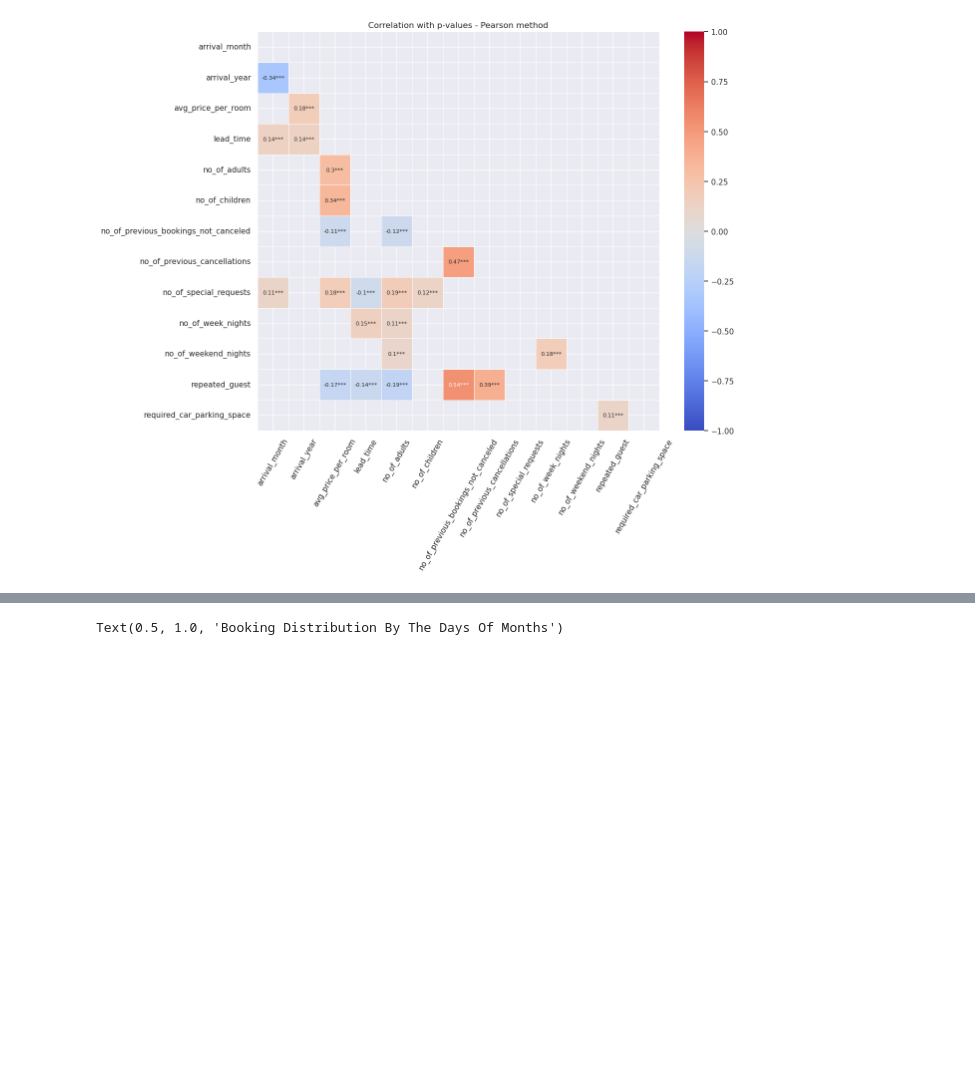
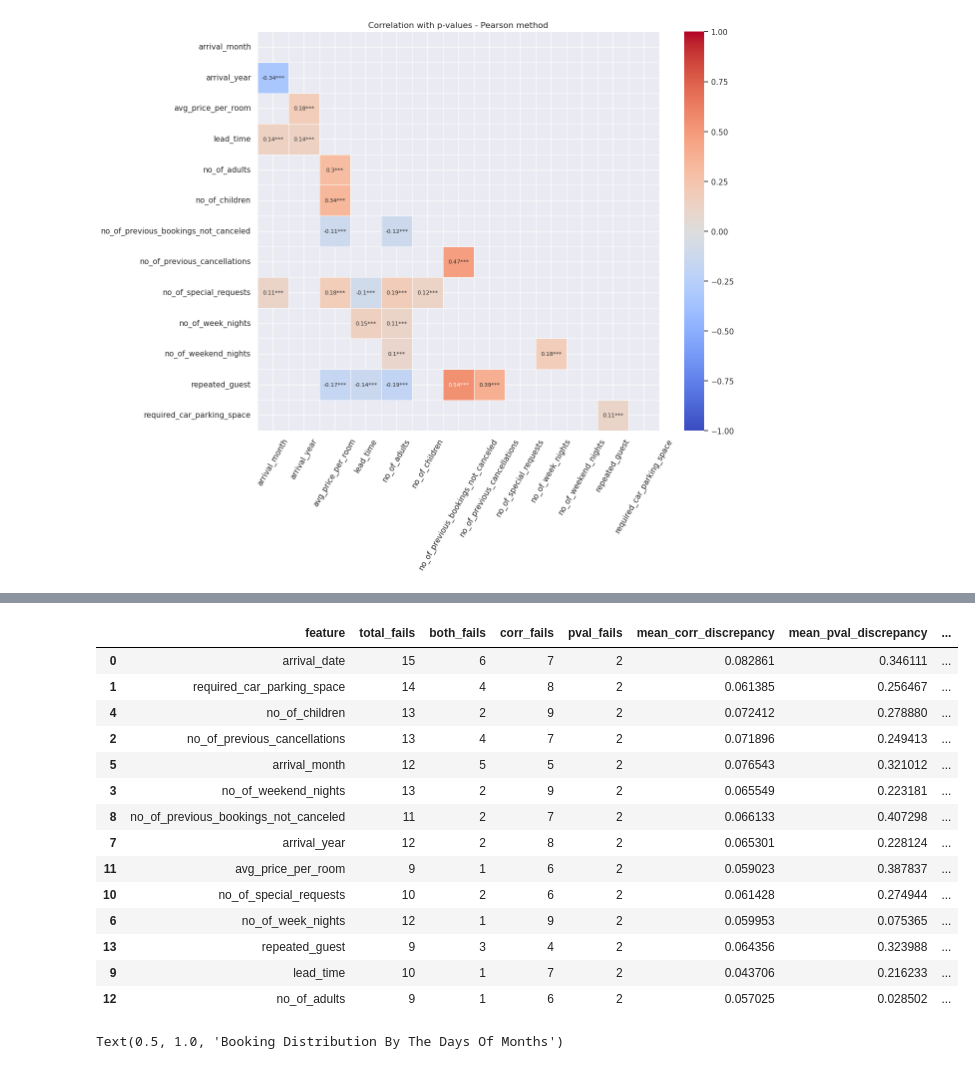
Before and after one commit to rolaseba/hotel-reservation-prediction, a Jupyter notebook: notebook.ipynb, the cells around one changed output, grey strips where cells are left out. Cells and saved outputs as stored; diff of their text form; code cells hidden in the pictures; blank space fills up the shorter version.

```diff
--- a/notebook.ipynb
+++ b/notebook.ipynb
@@ -673,7 +674,7 @@ NonCategoricalFeatureEngineering.plot_correlation_heatmap(corr_table, method='Pe
 # Filtered by correlation_limit=0.1, pvalue_limit=0.001
 
 corr_table = NonCategoricalFeatureEngineering.table_of_correlation_and_pvalues(df, method='pearson')
-corr_table_filtered = NonCategoricalFeatureEngineering.filter_corr_dataframe(corr_table,correlation_limit=0.1, pvalue_limit=0.001)
+corr_table_filtered, excluded_df = NonCategoricalFeatureEngineering.filter_corr_dataframe(corr_table,correlation_limit=0.1, pvalue_limit=0.001)
 NonCategoricalFeatureEngineering.plot_correlation_heatmap(corr_table_filtered, method='Pearson', annotation=True)
 # %% [output]
 [figure]
@@ -688,3 +697,57 @@ array(['no_of_adults', 'no_of_children', 'no_of_weekend_nights',
+# %%
+def summarize_exclusions(exclusions_df: pd.DataFrame) -> pd.DataFrame:
+    # Flatten the feature pairs into a long format
+    features_long = pd.melt(
+        exclusions_df,
+        id_vars=['fails', 'p_value_discrepancy', 'correlation_discrepancy'],
+        value_vars=['feature_1', 'feature_2'],
+        value_name='feature'
+    )[["feature", "fails", "p_value_discrepancy", "correlation_discrepancy"]]
+
+    # Aggregate stats
+    summary = (
+        features_long
+        .groupby("feature")
+        .agg(
+            total_fails=("fails", "count"),
+            both_fails=("fails", lambda x: (x == "both").sum()),
+            corr_fails=("fails", lambda x: (x == "correlation").sum()),
+            pval_fails=("fails", lambda x: (x == "p_value").sum()),
+            mean_corr_discrepancy=("correlation_discrepancy", "mean"),
+            mean_pval_discrepancy=("p_value_discrepancy", "mean"),
+            max_corr_discrepancy=("correlation_discrepancy", "max"),
+            max_pval_discrepancy=("p_value_discrepancy", "max"),
+        )
+        .sort_values("total_fails", ascending=False)
+        .reset_index()
+    )
+
+    # Optional: rank features by combined discrepancy severity
+    summary["severity_score"] = (
+        summary["total_fails"] +
+        summary["mean_corr_discrepancy"].fillna(0) * 10 +
+        summary["mean_pval_discrepancy"].fillna(0) * 10
+    )
+
+    return summary.sort_values("severity_score", ascending=False)
+
+summarize_exclusions(excluded_df)
+# %% [output]
+|  | feature | total_fails | both_fails | corr_fails | pval_fails | mean_corr_discrepancy | mean_pval_discrepancy | ... |
+| 0 | arrival_date | 15 | 6 | 7 | 2 | 0.082861 | 0.346111 | ... |
+| 1 | required_car_parking_space | 14 | 4 | 8 | 2 | 0.061385 | 0.256467 | ... |
+| 4 | no_of_children | 13 | 2 | 9 | 2 | 0.072412 | 0.278880 | ... |
+| 2 | no_of_previous_cancellations | 13 | 4 | 7 | 2 | 0.071896 | 0.249413 | ... |
+| 5 | arrival_month | 12 | 5 | 5 | 2 | 0.076543 | 0.321012 | ... |
+| 3 | no_of_weekend_nights | 13 | 2 | 9 | 2 | 0.065549 | 0.223181 | ... |
+| 8 | no_of_previous_bookings_not_canceled | 11 | 2 | 7 | 2 | 0.066133 | 0.407298 | ... |
+| 7 | arrival_year | 12 | 2 | 8 | 2 | 0.065301 | 0.228124 | ... |
+| 11 | avg_price_per_room | 9 | 1 | 6 | 2 | 0.059023 | 0.387837 | ... |
+| 10 | no_of_special_requests | 10 | 2 | 6 | 2 | 0.061428 | 0.274944 | ... |
+| 6 | no_of_week_nights | 12 | 1 | 9 | 2 | 0.059953 | 0.075365 | ... |
+| 13 | repeated_guest | 9 | 3 | 4 | 2 | 0.064356 | 0.323988 | ... |
+| 9 | lead_time | 10 | 1 | 7 | 2 | 0.043706 | 0.216233 | ... |
+| 12 | no_of_adults | 9 | 1 | 6 | 2 | 0.057025 | 0.028502 | ... |
 # %%
 # A kernel density estimate (KDE) plot is a method for visualizing the distribution of observations in a dataset, analogous to a histogram.
 # KDE represents the data using a continuous probability density curve in one or more dimensions.
```
Also changed, not shown: parts of 95 cells of this notebook, 1 other file.
